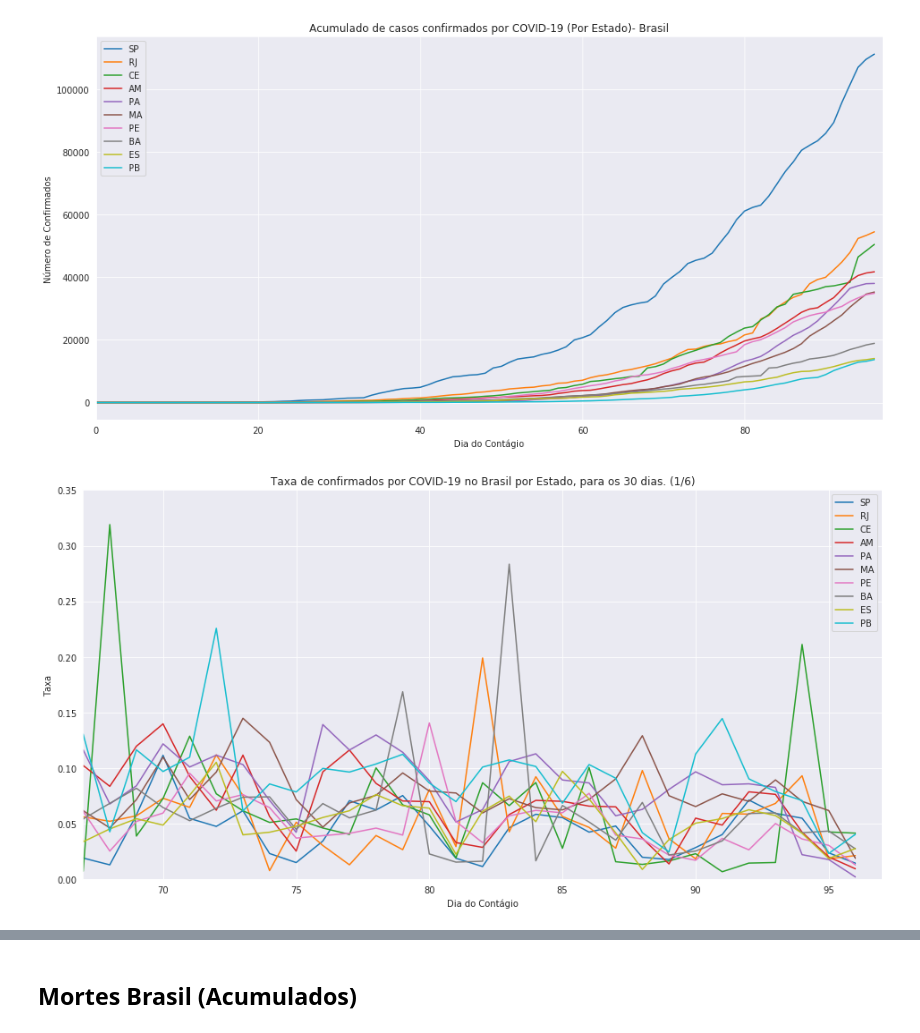
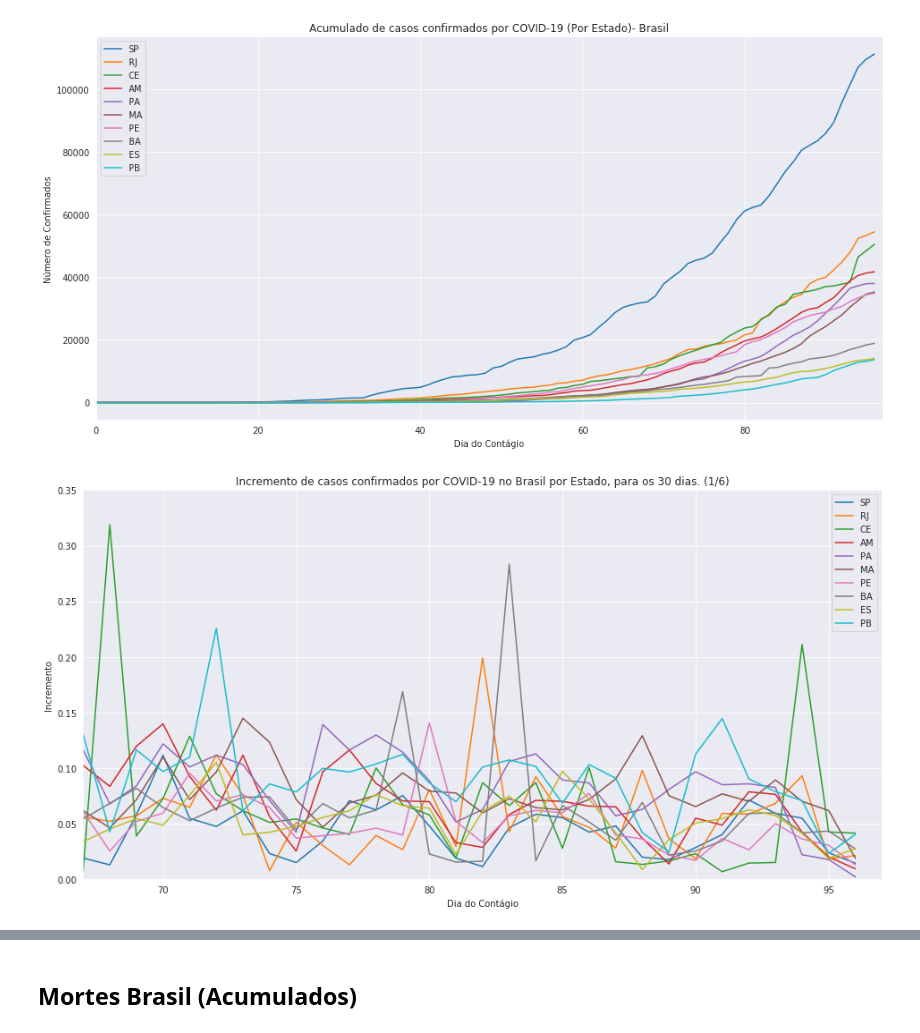
Before and after one commit to Manuelfjr/Covid19, a Jupyter notebook: brazil/brazilcode.ipynb, the cells around one changed output, grey strips where cells are left out. Drawn from its saved outputs; the diff is of its cells as text; code cells hidden in the pictures.

```diff
--- a/brazil/brazilcode.ipynb
+++ b/brazil/brazilcode.ipynb
@@ -138,16 +138,16 @@ ixmaxconf =  b.T[maxconfirmstate.index].columns
 # %%
 fig, ax = plt.subplots(nrows=1,ncols=1,figsize=(16,8))
 for i in ixmaxconf:
   ax.plot(range(statepercconfirm.shape[0]), statepercconfirm[i],label=i)
   ax.set_xlim(statebrconfirm.shape[0] - 30,statebrconfirm.shape[0])
   ax.set_ylim(0,0.35)
 plt.xlabel('Dia do Contágio')
-plt.ylabel('Taxa')
-plt.title('Taxa de confirmados por COVID-19 no Brasil por Estado, para os {} dias. ({})'.format(30,date))
+plt.ylabel('Incremento')
+plt.title('Incremento de casos confirmados por COVID-19 no Brasil por Estado, para os {} dias. ({})'.format(30,date))
 plt.legend()
 plt.savefig('confirmratedaysstate.png')
 # %% [output]
-[figure, old version]
+[figure, new version]
 # %%
 idmeanconfirmstate = pd.DataFrame(np.zeros((n_weeks,statebrconfirm.shape[1])), index = range(n_weeks), columns=statebrconfirm.columns)
 a = 0
```
Also changed, not shown: parts of 7 cells of this notebook, 8 other files.
